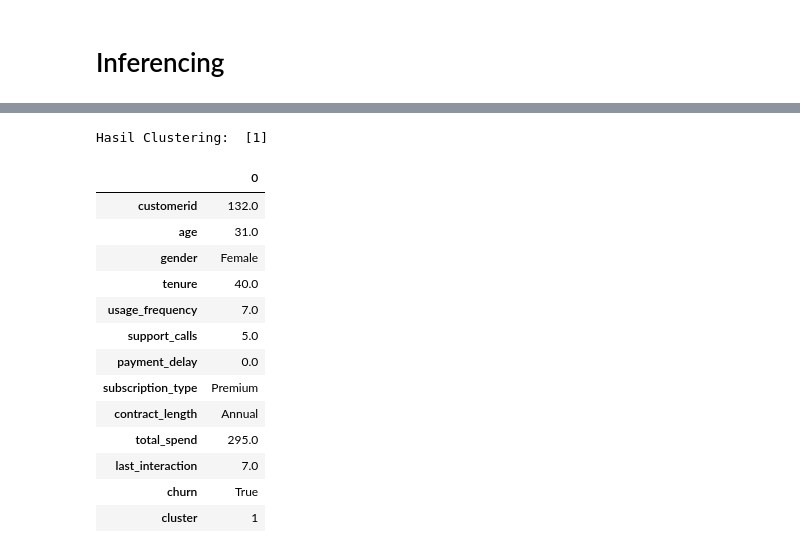
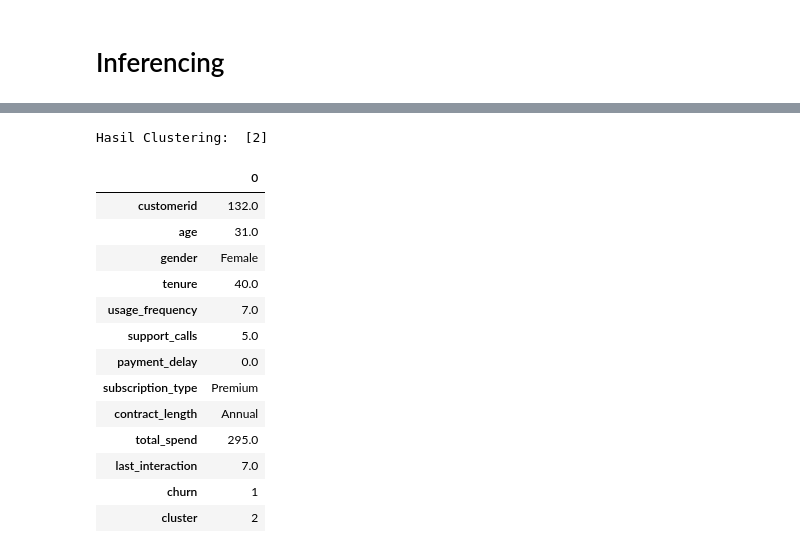
Before and after one commit to FTDS-assignment-bay/p2-final-project-ftds-033-rmt-group-002, a Jupyter notebook: model_clustering.ipynb, the cells around one changed output, grey strips where cells are left out. Saved outputs shown, nothing was run; the diff lists cells and outputs as text; code cells hidden in the pictures.

```diff
--- a/model_clustering.ipynb
+++ b/model_clustering.ipynb
@@ -774,34 +751,34 @@ new_data = pd.DataFrame([{
     'tenure': 40.0,
     'usage_frequency': 7.0,
     'support_calls': 5.0,
     'payment_delay': 0.0,
     'subscription_type': 'Premium',
     'contract_length': 'Annual',
     'total_spend': 295.0,
     'last_interaction': 7.0,
-    'churn': True
+    'churn': 1
     }])
 
 # inference data baru
 clustering = model.predict(new_data)
 
 # hasil clustering
 print("Hasil Clustering: ", clustering)
 new_data["cluster"] = clustering
 new_data.T
 # %% [output]
-Hasil Clustering:  [1]
+Hasil Clustering:  [2]
 |  | 0 |
 | customerid | 132.0 |
 | age | 31.0 |
 | gender | Female |
 | tenure | 40.0 |
 | usage_frequency | 7.0 |
 | support_calls | 5.0 |
 | payment_delay | 0.0 |
 | subscription_type | Premium |
 | contract_length | Annual |
 | total_spend | 295.0 |
 | last_interaction | 7.0 |
-| churn | True |
-| cluster | 1 |
+| churn | 1 |
+| cluster | 2 |
```
Also changed, not shown: parts of 25 cells of this notebook, 4 other files.
